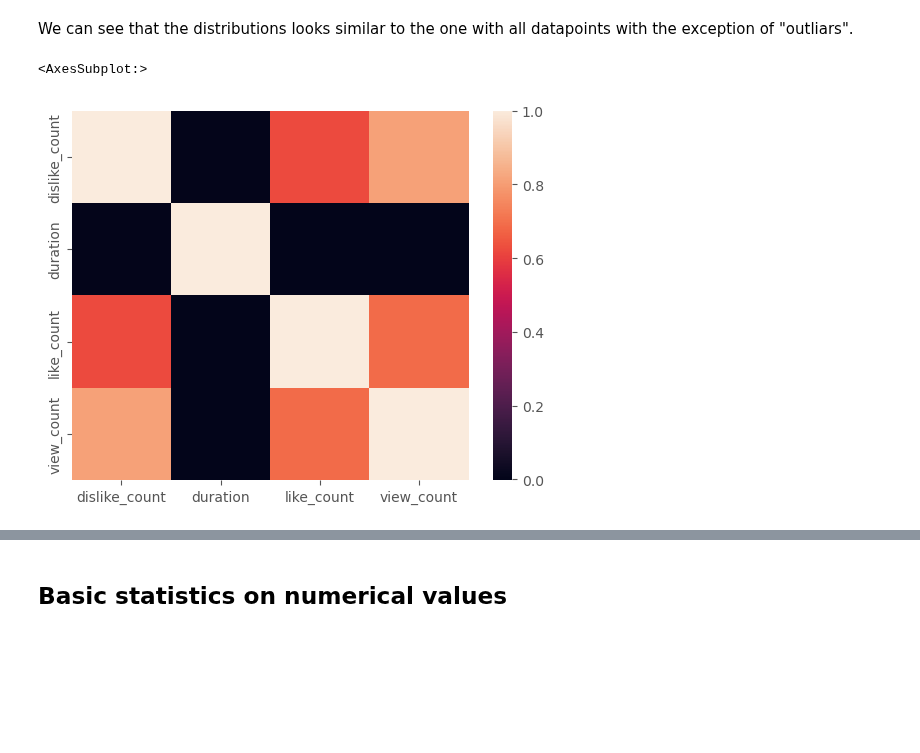
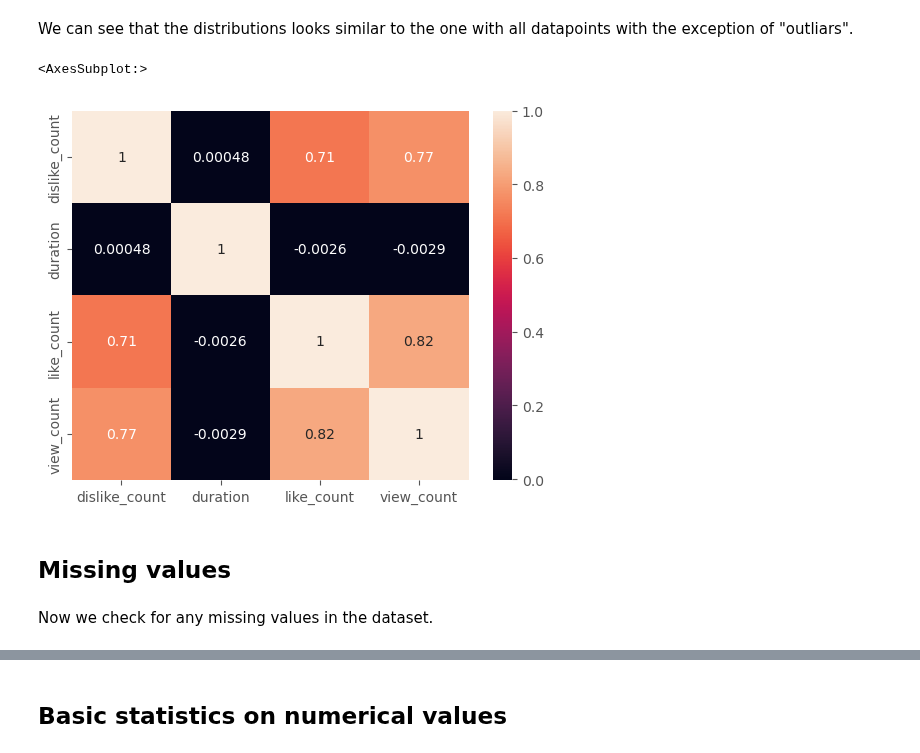
Before and after one commit to epfl-ada/ada-2022-project-fraisetagada, a Jupyter notebook: extract_videos.ipynb, the cells around one changed output, grey strips where cells are left out. Saved outputs shown, nothing was run; the diff lists cells and outputs as text; code cells hidden in the pictures; blank space fills up the shorter version.

```diff
--- a/extract_videos.ipynb
+++ b/extract_videos.ipynb
@@ -153,7 +164,11 @@ fig.subplots_adjust(top=0.95)
 # %% [markdown]
 We can see that the distributions looks similar to the one with all datapoints with the exception of "outliars".
 # %%
-sns.heatmap(psdf_random_sub.corr())
+sns.heatmap(psdf_random_sub.corr(), annot=True)
 # %% [output]
 <AxesSubplot:>
-[figure, old version]
+[figure, new version]
+# %% [markdown]
+## Missing values
+# %% [markdown]
+Now we check for any missing values in the dataset.
```
Also changed, not shown: parts of 41 cells of this notebook.
